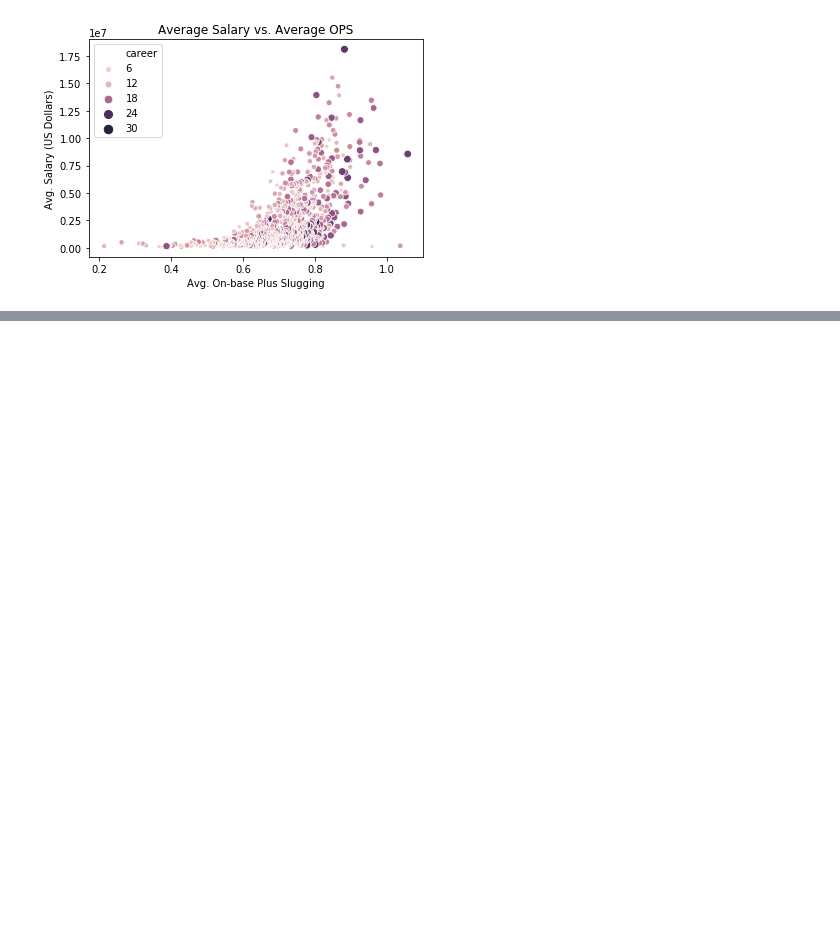
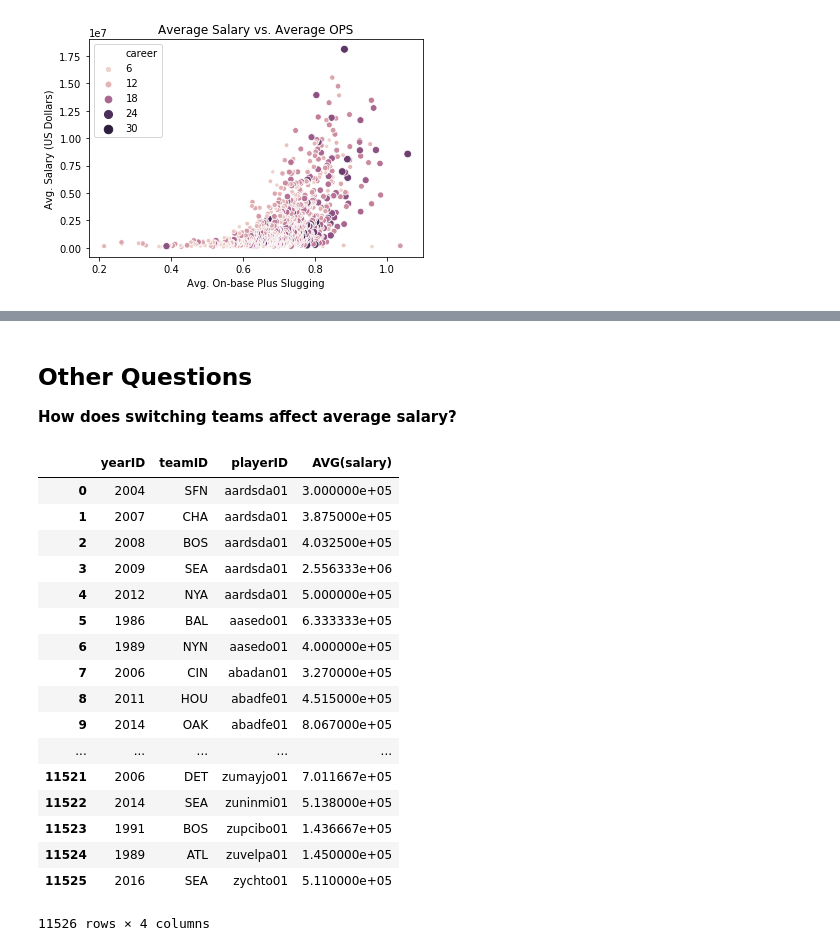
Before and after one commit to domitchler/sta141b-assignment-5, a Jupyter notebook: hw5.ipynb, the cells around one changed output, grey strips where cells are left out. Drawn from its saved outputs; the diff is of its cells as text; code cells hidden in the pictures; blank space fills up the shorter version.

```diff
--- a/hw5.ipynb
+++ b/hw5.ipynb
@@ -455,0 +498,29 @@ ax
+# %% [markdown]
+## Other Questions
+
+__How does switching teams affect average salary?__
+# %%
+pd.read_sql("""
+    SELECT yearID, teamID, playerID, AVG(salary) FROM salaries
+    GROUP BY teamID, playerID
+    ORDER BY playerID, yearID
+""", db)
+# %% [output]
+|  | yearID | teamID | playerID | AVG(salary) |
+| 0 | 2004 | SFN | aardsda01 | 3.000000e+05 |
+| 1 | 2007 | CHA | aardsda01 | 3.875000e+05 |
+| 2 | 2008 | BOS | aardsda01 | 4.032500e+05 |
+| 3 | 2009 | SEA | aardsda01 | 2.556333e+06 |
+| 4 | 2012 | NYA | aardsda01 | 5.000000e+05 |
+| 5 | 1986 | BAL | aasedo01 | 6.333333e+05 |
+| 6 | 1989 | NYN | aasedo01 | 4.000000e+05 |
+| 7 | 2006 | CIN | abadan01 | 3.270000e+05 |
+| 8 | 2011 | HOU | abadfe01 | 4.515000e+05 |
+| 9 | 2014 | OAK | abadfe01 | 8.067000e+05 |
+| ... | ... | ... | ... | ... |
+| 11521 | 2006 | DET | zumayjo01 | 7.011667e+05 |
+| 11522 | 2014 | SEA | zuninmi01 | 5.138000e+05 |
+| 11523 | 1991 | BOS | zupcibo01 | 1.436667e+05 |
+| 11524 | 1989 | ATL | zuvelpa01 | 1.450000e+05 |
+| 11525 | 2016 | SEA | zychto01 | 5.110000e+05 |
+11526 rows × 4 columns
```
Also changed, not shown: parts of 18 cells of this notebook.
